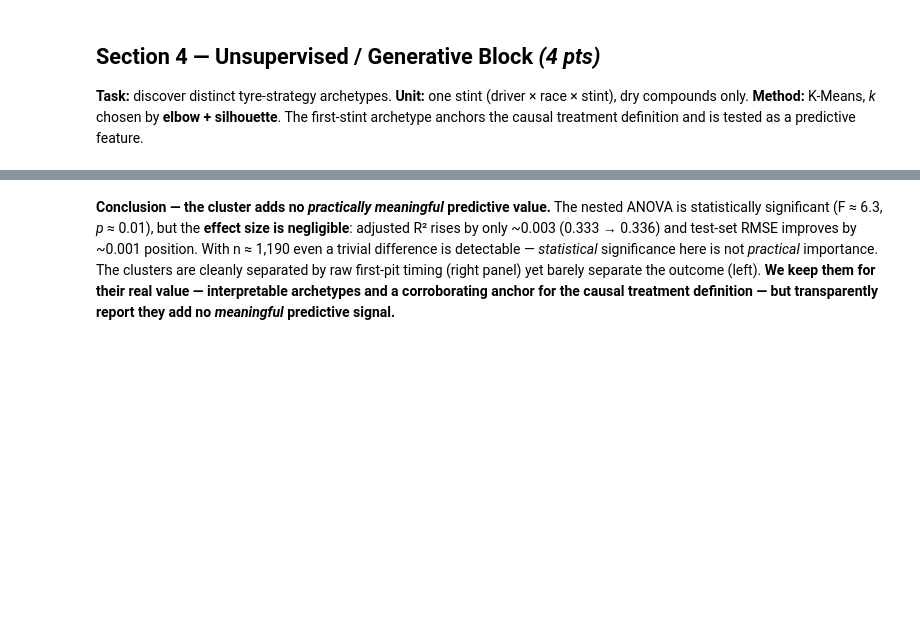
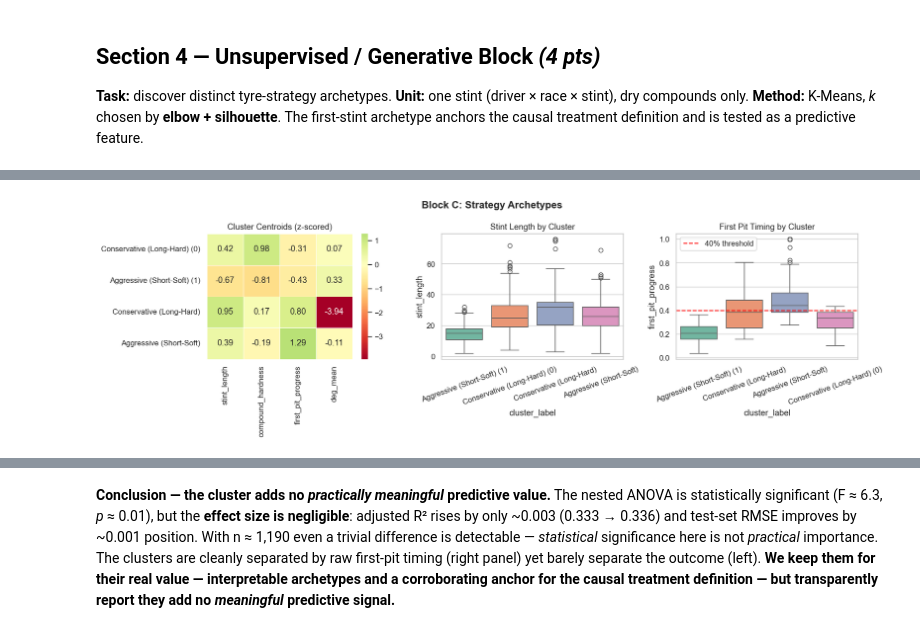
Before and after one commit to Munish0303/dai-mission-group-K, a Jupyter notebook: notebook.ipynb, the cells around one changed output, grey strips where cells are left out. Drawn from its saved outputs; the diff is of its cells as text; code cells hidden in the pictures; blank space fills up the shorter version.

```diff
--- a/notebook.ipynb
+++ b/notebook.ipynb
@@ -957,0 +837,21 @@ plt.suptitle(''); plt.tight_layout(); plt.savefig('valueadd.png',bbox_inches='ti
+# %%
+# ── 2d. Cluster labelling ─────────────────────────────────────────────────────
+cluster_means = stint_clean.groupby('cluster')[cluster_cols].mean().round(2)
+print('Cluster centroids (original scale):'); print(cluster_means)
+
+def label_cluster(row):
+    if row['stint_length'] < cluster_means['stint_length'].median() and \
+       row['compound_hardness'] <= cluster_means['compound_hardness'].median():
+        return 'Aggressive (Short-Soft)'
+    elif row['stint_length'] > cluster_means['stint_length'].median() and \
+         row['compound_hardness'] >= cluster_means['compound_hardness'].median():
+        return 'Conservative (Long-Hard)'
+    else:
+        return 'Standard (Medium)'
+
+cluster_label_map = {i: label_cluster(cluster_means.loc[i]) for i in cluster_means.index}
+for i, (k, v) in enumerate(cluster_label_map.items()):
+    cluster_label_map[k] = v if list(cluster_label_map.values()).count(v) == 1 else f'{v} ({k})'
+
+stint_clean['cluster_label'] = stint_clean['cluster'].map(cluster_label_map)
+print('\nLabel map:', cluster_label_map)
@@ -957,0 +868,23 @@ plt.suptitle(''); plt.tight_layout(); plt.savefig('valueadd.png',bbox_inches='ti
+# %%
+# ── 2e. Cluster visualisations ────────────────────────────────────────────────
+fig, axes = plt.subplots(1, 3, figsize=(16, 5))
+
+centroids_norm = pd.DataFrame(
+    scaler.transform(cluster_means), columns=cluster_cols,
+    index=[cluster_label_map[i] for i in cluster_means.index]
+)
+sns.heatmap(centroids_norm, annot=True, fmt='.2f', cmap='RdYlGn', center=0, ax=axes[0], linewidths=0.5)
+axes[0].set_title('Cluster Centroids (z-scored)')
+
+sns.boxplot(data=stint_clean, x='cluster_label', y='stint_length', ax=axes[1], palette='Set2')
+axes[1].set_title('Stint Length by Cluster'); axes[1].tick_params(axis='x', rotation=20)
+
+sns.boxplot(data=stint_clean[stint_clean['Stint'] == 1],
+            x='cluster_label', y='first_pit_progress', ax=axes[2], palette='Set2')
+axes[2].axhline(0.40, color='red', linestyle='--', label='40% threshold')
+axes[2].set_title('First Pit Timing by Cluster'); axes[2].tick_params(axis='x', rotation=20); axes[2].legend()
+
+plt.suptitle('Block C: Strategy Archetypes', fontweight='bold')
+plt.tight_layout(); plt.show()
+# %% [output]
+[figure, added]
```
Also changed, not shown: parts of 30 cells of this notebook.
